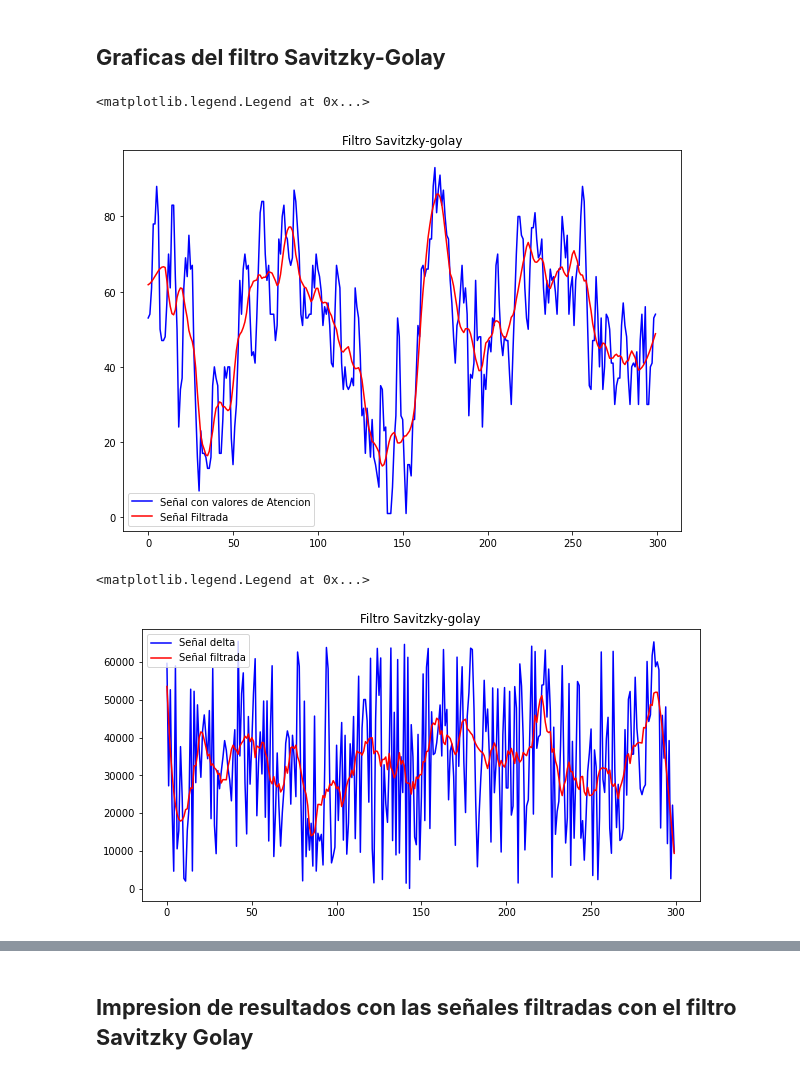
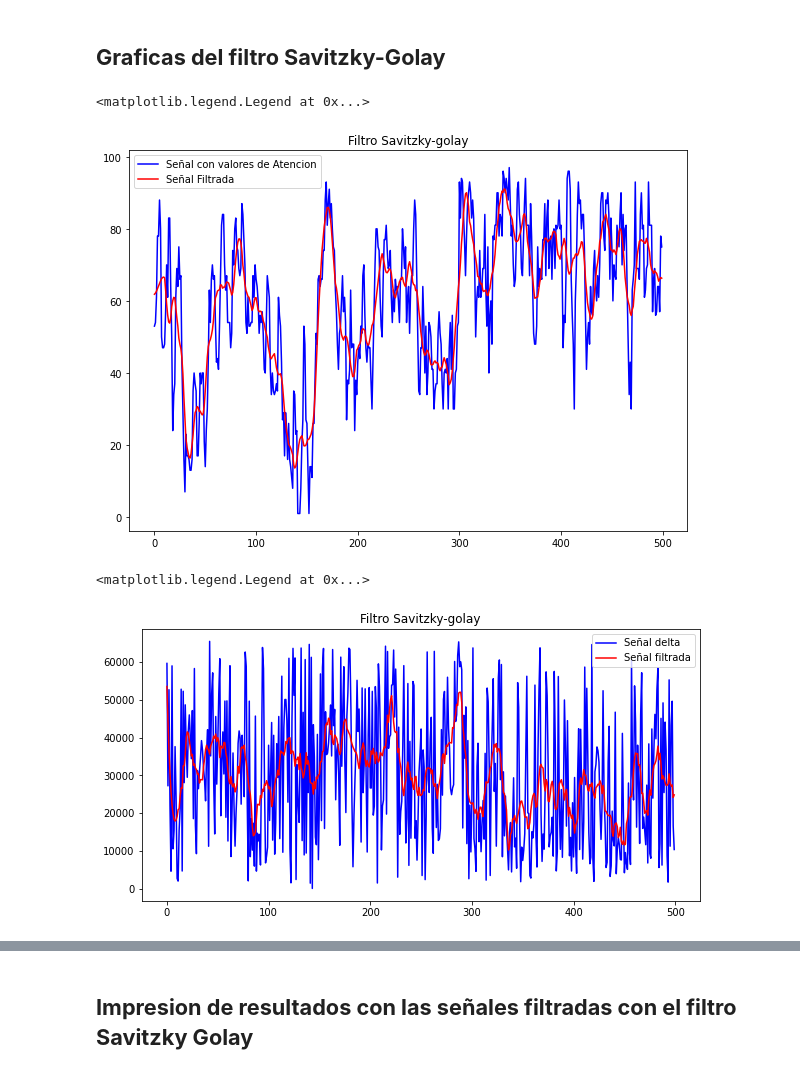
Before and after one commit to KevinEnriquez96/Proyecto-de-titulacion, a Jupyter notebook: filtrosSeñalesEEG.ipynb, the cells around one changed output, grey strips where cells are left out. Cells and saved outputs as stored; diff of their text form; code cells hidden in the pictures.

```diff
--- a/filtrosSeñalesEEG.ipynb
+++ b/filtrosSeñalesEEG.ipynb
@@ -11,9 +11,9 @@ from sklearn.preprocessing import MinMaxScaler
 # %% [markdown]
 ## **Señales EEG sin filtrar**
 # %%
-df=pd.read_csv('datos.csv')
+df=pd.read_csv('RecopilacionDatosEEG.csv')
 
-df.head(100)
+df.head(12002)
 # %% [output]
 |  | atencion | delta | theta | low alp | high alp | low bet | high bet | low gamm | min gamm |
 | 0 | 53 | 59679 | 33171 | 5903 | 22574 | 5768 | 15979 | 6092 | 8450 |
@@ -239,15 +239,15 @@ plt.title('Filtro Savitzky-golay')
 plt.legend(loc='best')
 # %% [output]
 <matplotlib.legend.Legend at 0x...>
-[figure, old version]
+[figure, new version]
 # %%
-signal2.plot(figsize=(10,5),label='Señal delta',color='blue')
-df2['delta'].plot(label='Señal filtrada',color='red')
+signal2[:500].plot(figsize=(10,5),label='Señal delta',color='blue')
+df2['delta'][:500].plot(label='Señal filtrada',color='red')
 plt.title('Filtro Savitzky-golay')
 plt.legend(loc='best')
 # %% [output]
 <matplotlib.legend.Legend at 0x...>
-[figure, old version]
+[figure, new version]
 # %%
 
 signal3[:500].plot(figsize=(10,5),label='Señal Theta',color='blue')
```
Also changed, not shown: parts of 15 cells of this notebook.
